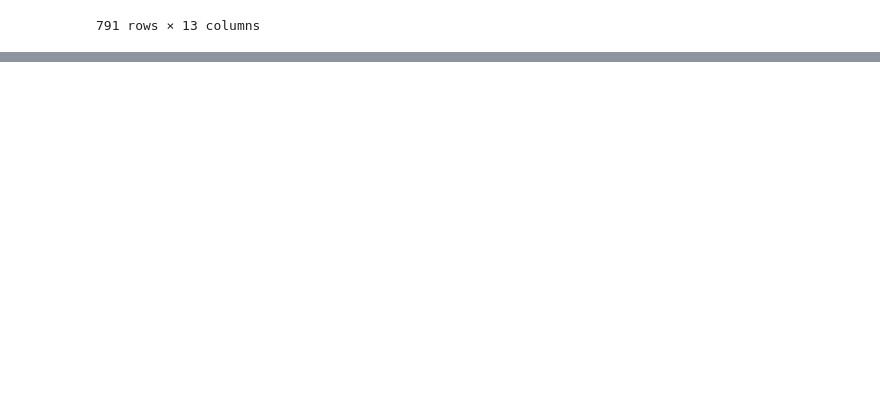
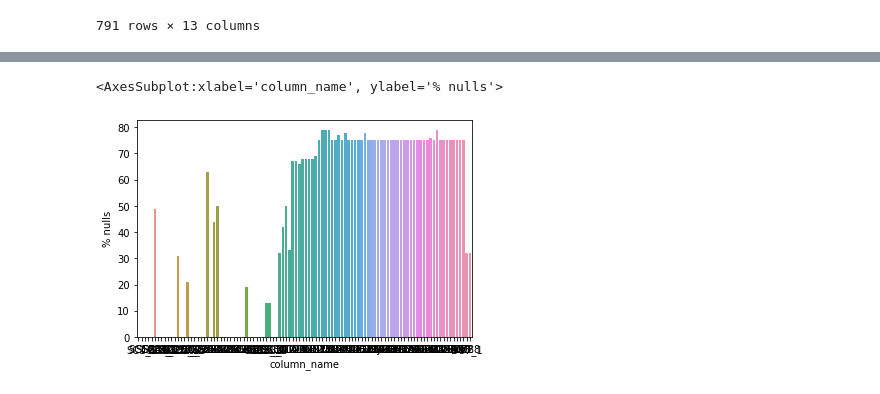
Before and after one commit to matheuss3/promental, a Jupyter notebook: analise-exploratoria/analise_exploratoria.ipynb, the cells around one changed output, grey strips where cells are left out. Cells and saved outputs as stored; diff of their text form; code cells hidden in the pictures; blank space fills up the shorter version.

```diff
--- a/analise-exploratoria/analise_exploratoria.ipynb
+++ b/analise-exploratoria/analise_exploratoria.ipynb
@@ -107,7 +107,7 @@ df_describe[df_describe['nulls %'] > 80]
 | qids_sevverysev | 501.0 | NaN | NaN | NaN | 0.58483 | 0.493244 | 0.0 | 0.0 | 1.0 | 1.0 | 1.0 | ... |
 1284 rows × 13 columns
 # %%
-columns_90nulls = df_describe.index
-df_promental.drop(columns=columns_90nulls, inplace=True)
+columns_80nulls = df_describe[df_describe['nulls %'] > 80].index
+df_promental.drop(columns=columns_80nulls, inplace=True)
 df_promental
 # %% [output]
@@ -133,2 +146,7 @@ df_describe[df_describe['nulls %'] <= 80]
 # %%
+depression_columns = []
+for column in df_promental.columns:
+    if 'SC' in column or 'D' in column[0]:
+        depression_columns.append(column)
+depression_columns
 # %% [output]
@@ -135,0 +170,3 @@ KeyError: 'SC27'
+# %%
+X = df_promental[depression_columns] # Criando matriz com os atributos relacionados com depressão
+y = df_promental['dsm_mddh'] # Vetor com coluna target
@@ -135,0 +204,6 @@ KeyError: 'SC27'
+# %%
+X_describe = X.describe().T
+amount_nulls = X.isnull().sum()
+X_describe['% nulls'] = amount_nulls * 100 // len(X)
+X_describe['column_name'] = X_describe.index
+X_describe
@@ -135,0 +224,5 @@ KeyError: 'SC27'
+# %%
+sns.barplot(x='column_name', y='% nulls', data=X_describe)
+# %% [output]
+<AxesSubplot:xlabel='column_name', ylabel='% nulls'>
+[figure, added]
```
Also changed, not shown: parts of 12 cells of this notebook, 3 other files.
